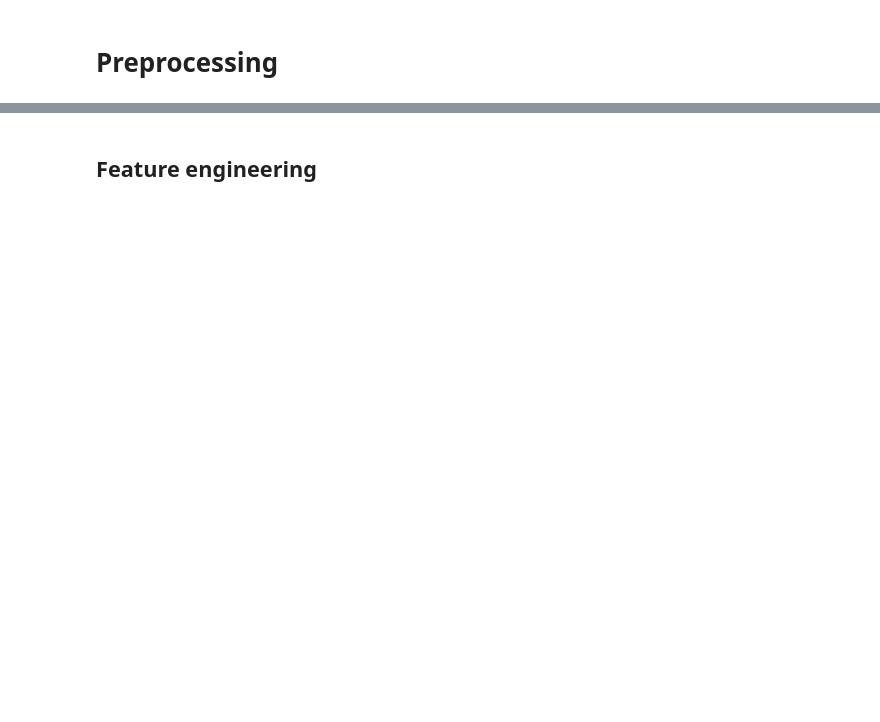
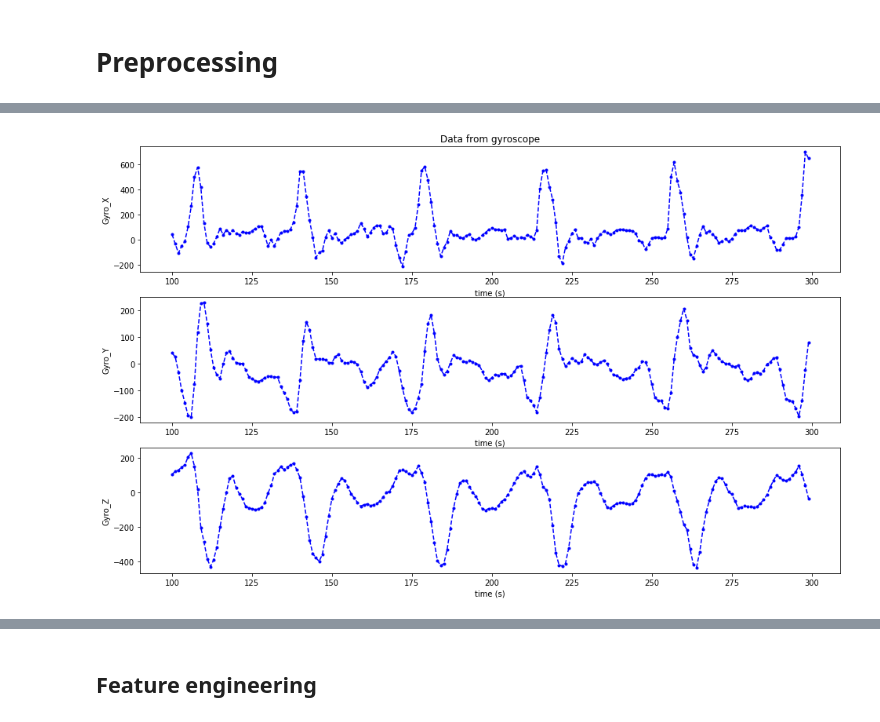
Before and after one commit to MarcSauer1986/Swim, a Jupyter notebook: experiments/Swim_preprocessing.ipynb, the cells around one changed output, grey strips where cells are left out. Drawn from its saved outputs; the diff is of its cells as text; code cells hidden in the pictures; blank space fills up the shorter version.

```diff
--- a/experiments/Swim_preprocessing.ipynb
+++ b/experiments/Swim_preprocessing.ipynb
@@ -81,0 +145,16 @@ print(stroke_cut)
+# %%
+# Create plots of gyroscope data
+fig, (ax1, ax2, ax3) = plt.subplots(3, sharey=False, figsize=(16, 10))
+
+ax1.plot(raw_data[100:300].index, raw_data[100:300]['Gyro_X'], 'b.--')
+ax1.set(title='Data from gyroscope', xlabel='time (s)', ylabel='Gyro_X')
+
+ax2.plot(raw_data[100:300].index, raw_data[100:300]['Gyro_Y'],'b.--')
+ax2.set(xlabel='time (s)', ylabel='Gyro_Y')
+
+ax3.plot(raw_data[100:300].index, raw_data[100:300]['Gyro_Z'],'b.--')
+ax3.set(xlabel='time (s)', ylabel='Gyro_Z')
+
+plt.show()
+# %% [output]
+[figure, added]
```
Also changed, not shown: parts of 36 cells of this notebook.
